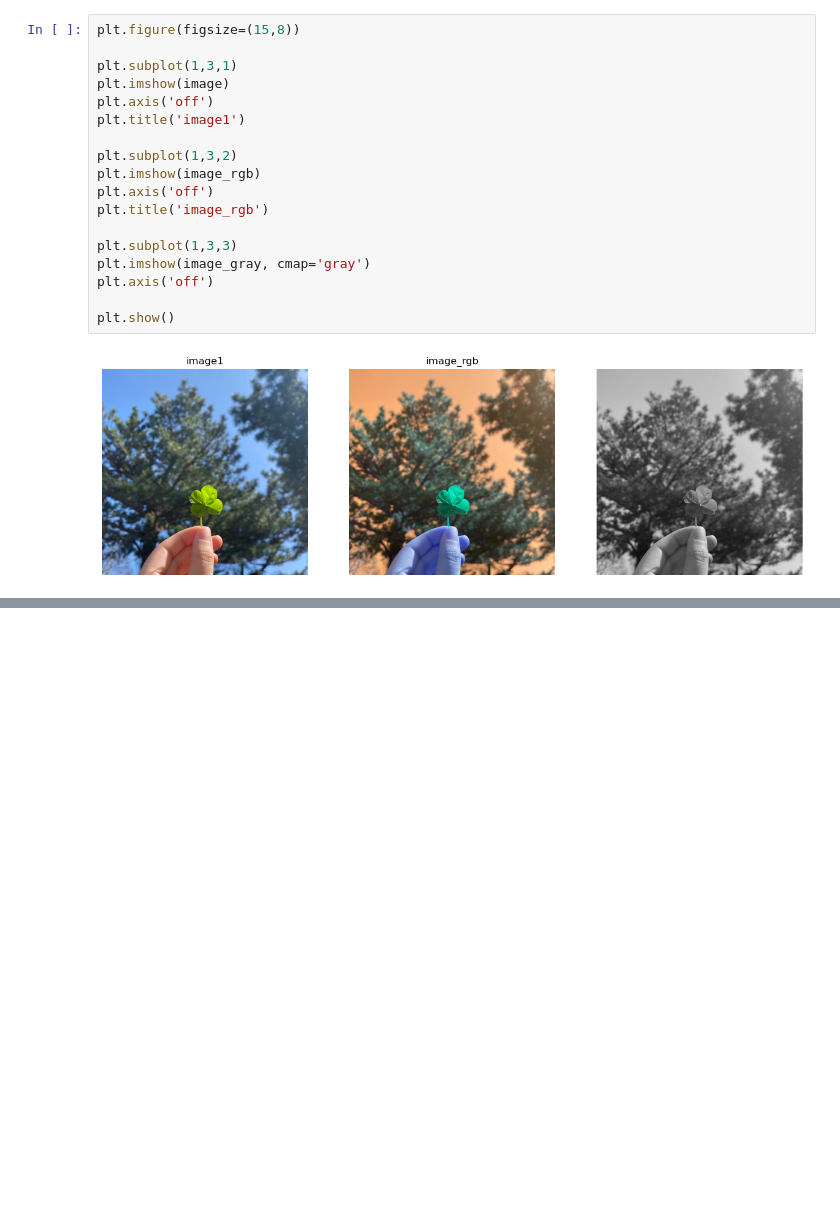
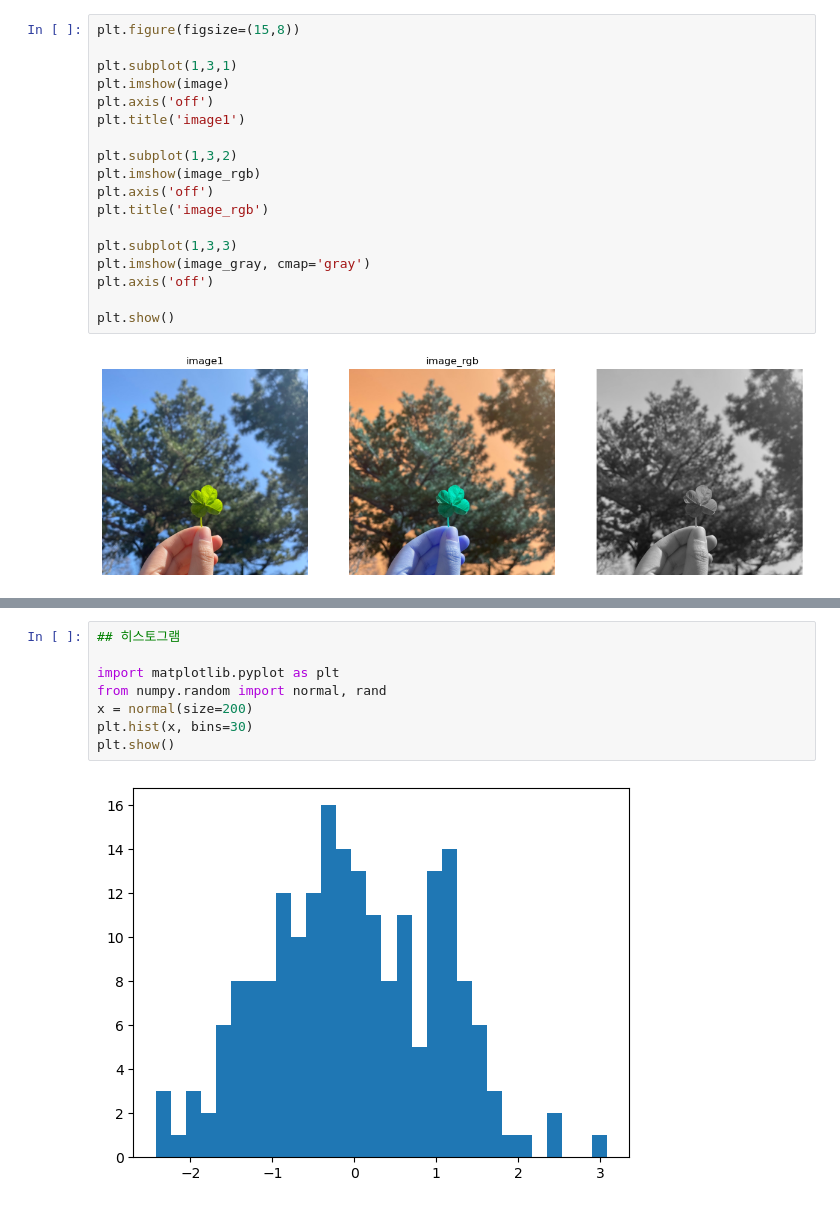
Before and after one commit to Hyeonjun-Heo/fast-campus-computer-vision, a Jupyter notebook: Part2/chapter_1/CH 01_04/exp2.ipynb, the cells around one changed output, grey strips where cells are left out. Saved outputs shown, nothing was run; the diff lists cells and outputs as text; blank space fills up the shorter version.

```diff
--- a/Part2/chapter_1/exp2.ipynb
+++ b/Part2/chapter_1/CH 01_04/exp2.ipynb
@@ -41,0 +55,10 @@ plt.show()
+# %%
+## 히스토그램
+
+import matplotlib.pyplot as plt
+from numpy.random import normal, rand
+x = normal(size=200)
+plt.hist(x, bins=30)
+plt.show()
+# %% [output]
+[figure, added]
```
Also changed, not shown: parts of 4 cells of this notebook, 5 other files.
